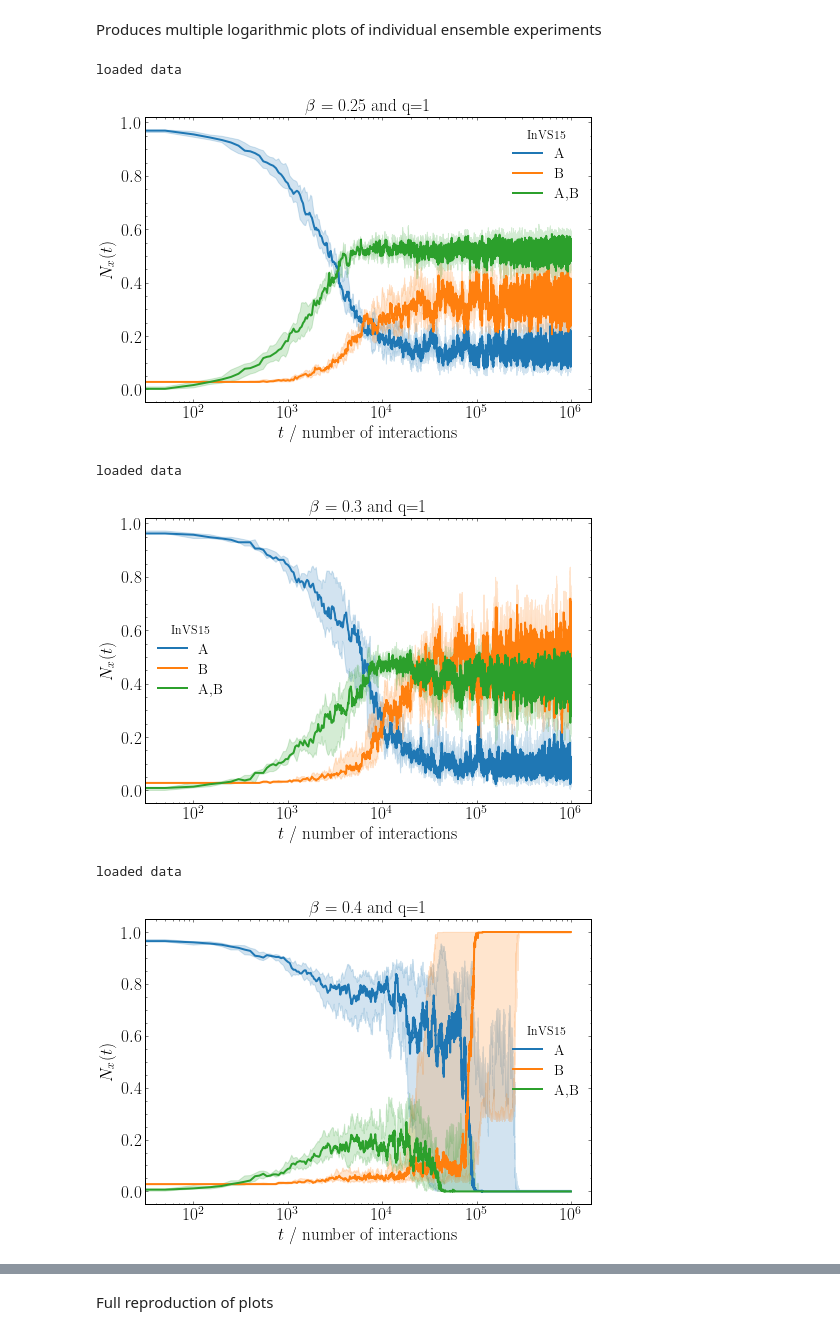
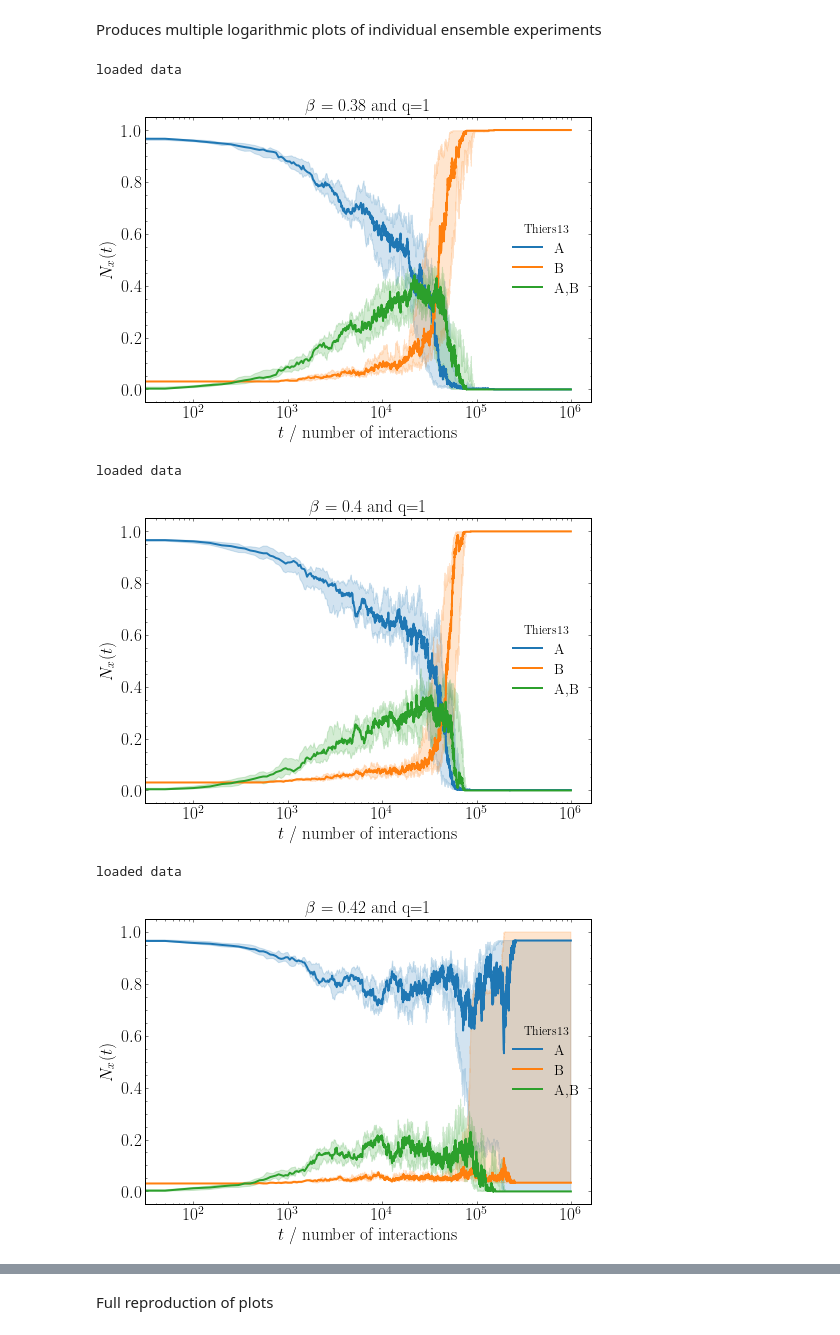
Before and after one commit to tomcjackc/higher-order-social-dynamics, a Jupyter notebook: higher order ng (adaptive traveling speaker v2)/fig_2_traveling_speaker.ipynb, the cells around one changed output, grey strips where cells are left out. Cells and saved outputs as stored; diff of their text form; code cells hidden in the pictures.

```diff
--- a/higher order ng (adaptive traveling speaker v2)/fig_2_traveling_speaker.ipynb
+++ b/higher order ng (adaptive traveling speaker v2)/fig_2_traveling_speaker.ipynb
@@ -22,12 +22,10 @@ mpl.style.use('report_style.mplstyle')
 Parameters of the experiment
 # %%
 prop_committed = 0.03
-betas = [0.25,0.3, 0.4]
+betas = [ 0.38, 0.4, 0.42, 0.44, 0.46, 0.48]
 ensemble_size = 10
 run_length = 10**6
 qs = [1]
-social_structures = ['InVS15']#, 'LyonSchool', 'SFHH', 'Thiers13']
+social_structures = ['SFHH', 'Thiers13']#, 'LyonSchool', 'SFHH', 'Thiers13']
 # %% [markdown]
 Run the ensemble experiments
-# %%
-run_multiprocessing_ensamble(prop_committed, betas, ensemble_size, run_length, social_structures, qs, rule = 'Unanimous', thr = 3)
@@ -80,7 +76,7 @@ OSError: outputs/LyonSchool_0.03_0.25_0.25_q=1_1000000_10.csv not found.
 # %% [markdown]
 Produces multiple logarithmic plots of individual ensemble experiments
 # %%
-for social_structure in social_structures[:1]:
+for social_structure in social_structures[1:2]:
     for q in qs:
         for beta in betas:
             beta_non_committed = beta
@@ -103,34 +99,34 @@ for social_structure in social_structures[:1]:
 
             A_data_av = np.median(A_data, axis=0)
             A_data_25 = np.percentile(A_data, 25, axis=0)
             A_data_75 = np.percentile(A_data, 75, axis=0)
             B_data_av = np.median(B_data, axis=0)
             B_data_25 = np.percentile(B_data, 25, axis=0)
             B_data_75 = np.percentile(B_data, 75, axis=0)
             AB_data_av = np.median(AB_data, axis=0)
             AB_data_25 = np.percentile(AB_data, 25, axis=0)
             AB_data_75 = np.percentile(AB_data, 75, axis=0)
 
             t = np.linspace(0, run_length, num=run_length//50+1, endpoint=True)
 
             plt.figure()
             plt.plot(t, A_data_av, color='tab:blue', label='A')
             plt.fill_between(t, y1=A_data_25, y2=A_data_75, color='tab:blue', alpha=0.2)
             plt.plot(t, B_data_av, color='tab:orange', label='B')
             plt.fill_between(t, y1=B_data_25, y2=B_data_75, color='tab:orange', alpha=0.2)
             plt.plot(t, AB_data_av, color='tab:green', label='A,B')
             plt.fill_between(t, y1=AB_data_25, y2=AB_data_75, color='tab:green', alpha=0.2)
             plt.xscale('log')
             plt.title(r'$\beta$' + f' = {beta_non_committed} and q={q}')
             plt.xlabel('$t$ / number of interactions')
             plt.ylabel(r'$N_{x}(t)$')
             plt.legend(title=social_structure)
             plt.savefig(f'figures/{fname}_logtime.pdf')
             plt.show()
 # %% [output]
 loaded data
-[figure, old version]
+[figure, new version]
 loaded data
-[figure, old version]
+[figure, new version]
 loaded data
-[figure, old version]
+[figure, new version]
```
Also changed, not shown: parts of 3 cells of this notebook, 31 other files.
